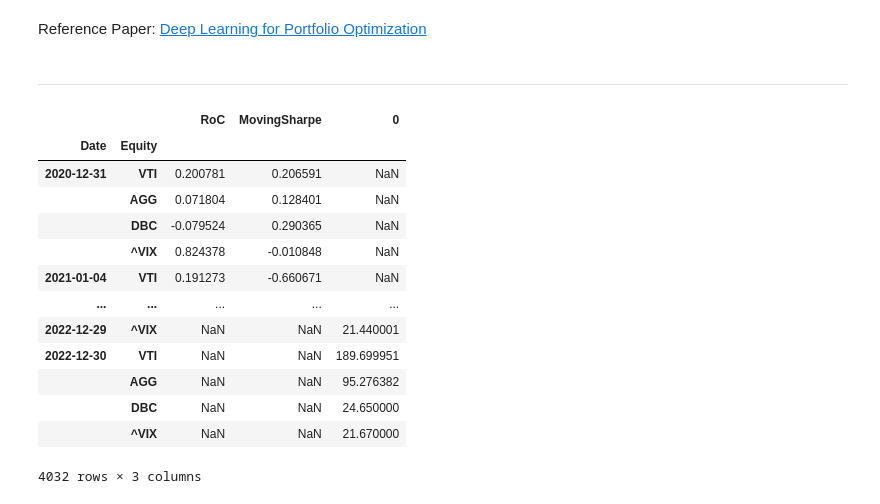
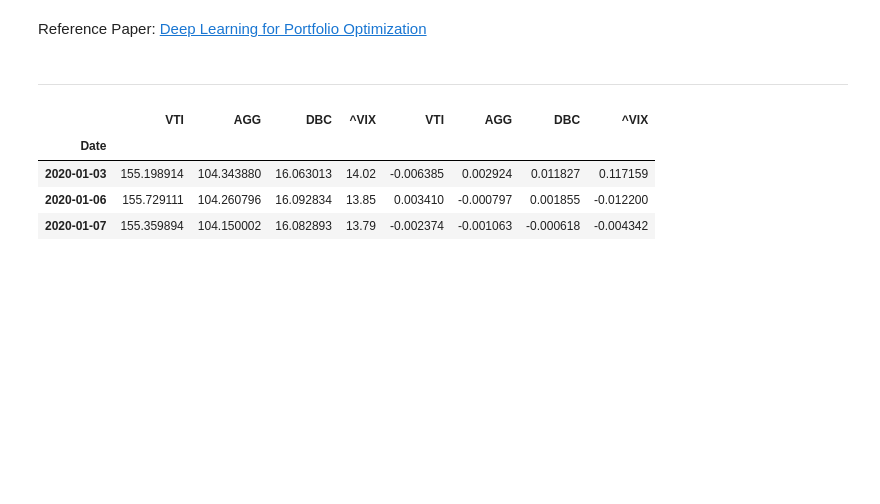
Before and after one commit to aungsias/Forays, a Jupyter notebook: 2. Portfolio Optimization/2. Deep Learning for Portoflio Optimization.ipynb, the cells around one changed output. Cells and saved outputs as stored; diff of their text form; code cells hidden in the pictures; blank space fills up the shorter version.

```diff
--- a/2. Portfolio Optimization/2. Deep Learning for Portoflio Optimization.ipynb
+++ b/2. Portfolio Optimization/2. Deep Learning for Portoflio Optimization.ipynb
@@ -14,35 +36,16 @@ import pandas as pd
 # %%
 start = '2020-01-01'
-end = '2023-01-01'
+end = '2023-08-05'
 
 indices = ['VTI', 'AGG', 'DBC', '^VIX']
 prices = o.Ticker(indices).bulk_prices(start, end)
+returns = np.log(prices).diff()[1:]
+
+features = pd.concat([prices.loc[returns.index], returns], axis=1)
+features.head(3)
+# %% [output]
+|  | VTI | AGG | DBC | ^VIX | VTI | AGG | DBC | ^VIX |
+| Date |  |  |  |  |  |  |  |  |
+| 2020-01-03 | 155.198914 | 104.343880 | 16.063013 | 14.02 | -0.006385 | 0.002924 | 0.011827 | 0.117159 |
+| 2020-01-06 | 155.729111 | 104.260796 | 16.092834 | 13.85 | 0.003410 | -0.000797 | 0.001855 | -0.012200 |
+| 2020-01-07 | 155.359894 | 104.150002 | 16.082893 | 13.79 | -0.002374 | -0.001063 | -0.000618 | -0.004342 |
-# %%
-window = 252
-rfr = .02
-
-features_dict = {
-    'RoC': o.factor.RoC(window=window),
-    'MovingSharpe': o.factor.MovingSharpe(window=window, rfr=rfr),
-}
-
-pipeline = o.pipeline.Pipeline()
-pipeline.add(features_dict)
-features = pipeline.run(prices)
-prices[window:].stack()
-pd.concat([features, ])
-# %% [output]
-|  |  | RoC | MovingSharpe | 0 |
-| Date | Equity |  |  |  |
-| 2020-12-31 | VTI | 0.200781 | 0.206591 | NaN |
-|  | AGG | 0.071804 | 0.128401 | NaN |
-|  | DBC | -0.079524 | 0.290365 | NaN |
-|  | ^VIX | 0.824378 | -0.010848 | NaN |
-| 2021-01-04 | VTI | 0.191273 | -0.660671 | NaN |
-| ... | ... | ... | ... | ... |
-| 2022-12-29 | ^VIX | NaN | NaN | 21.440001 |
-| 2022-12-30 | VTI | NaN | NaN | 189.699951 |
-|  | AGG | NaN | NaN | 95.276382 |
-|  | DBC | NaN | NaN | 24.650000 |
-|  | ^VIX | NaN | NaN | 21.670000 |
-4032 rows × 3 columns
```
Also changed, not shown: parts of 25 cells of this notebook.
